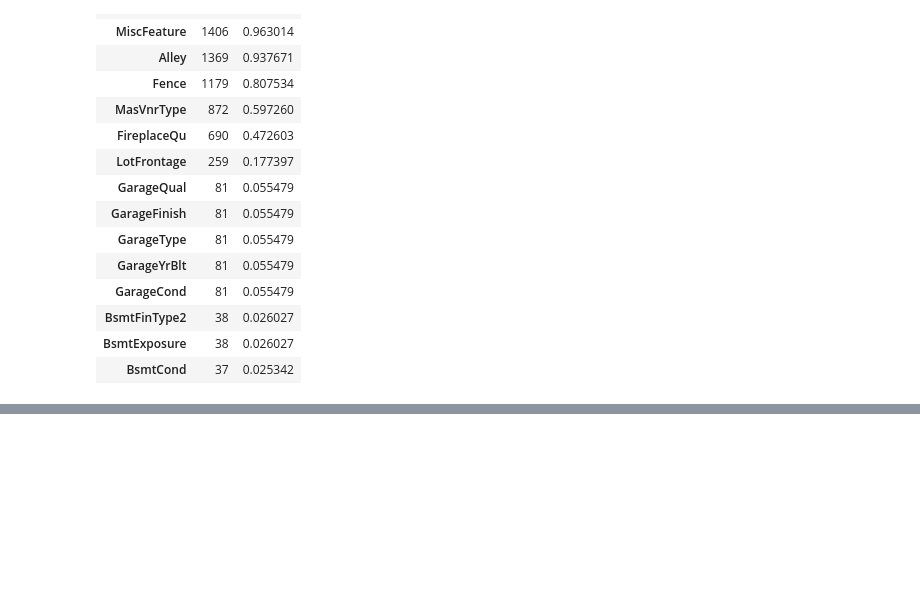
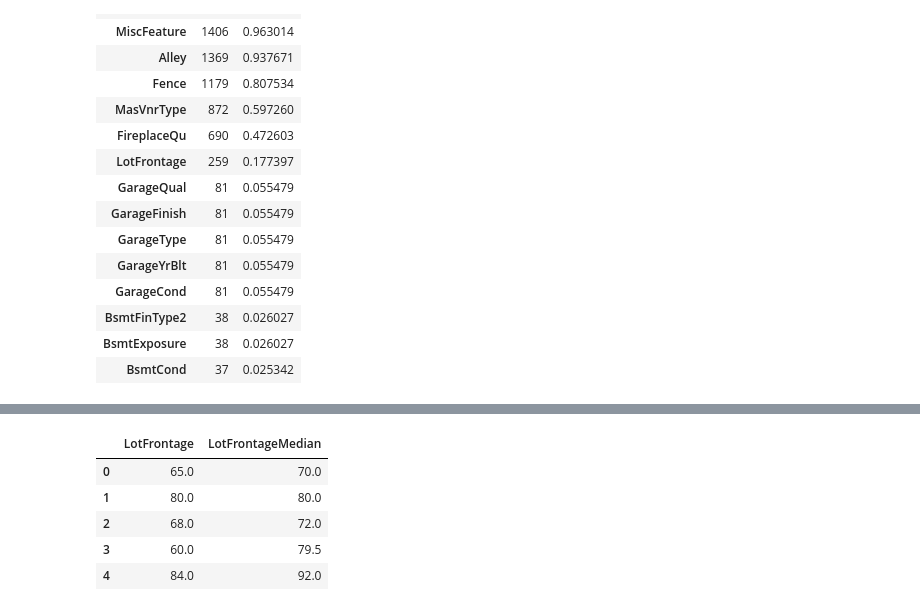
Before and after one commit to szpeeKi/house, a Jupyter notebook: cleaning.ipynb, the cells around one changed output, grey strips where cells are left out. Cells and saved outputs as stored; diff of their text form; code cells hidden in the pictures; blank space fills up the shorter version.

```diff
--- a/cleaning.ipynb
+++ b/cleaning.ipynb
@@ -71,0 +172,9 @@ missing_data.head(15)
+# %%
+df_train[['LotFrontage', 'LotFrontageMedian']].head()
+# %% [output]
+|  | LotFrontage | LotFrontageMedian |
+| 0 | 65.0 | 70.0 |
+| 1 | 80.0 | 80.0 |
+| 2 | 68.0 | 72.0 |
+| 3 | 60.0 | 79.5 |
+| 4 | 84.0 | 92.0 |
```
Also changed, not shown: parts of 12 cells of this notebook.
